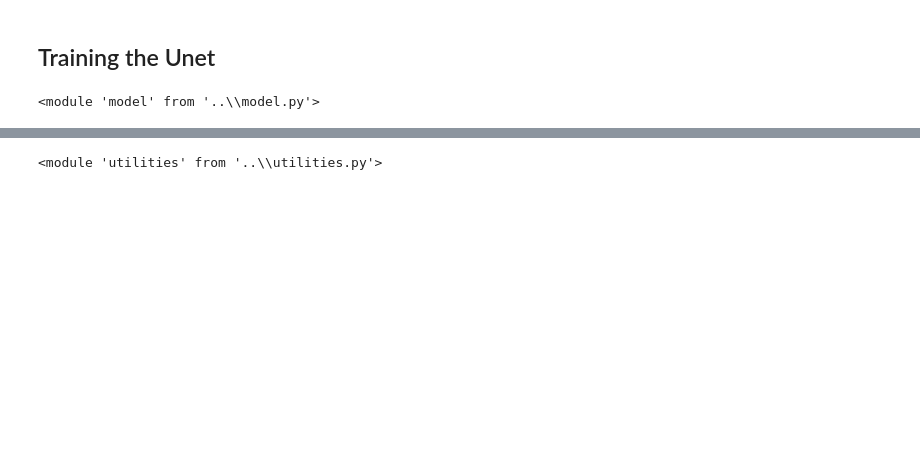
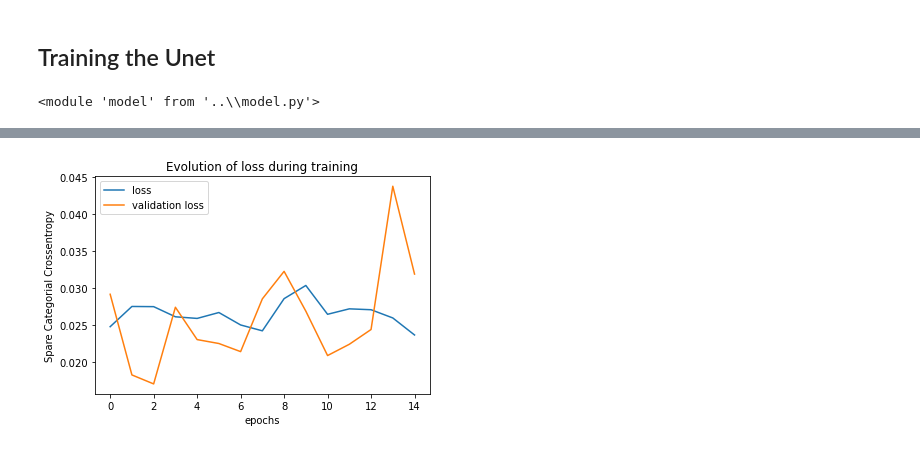
Before and after one commit to randomstructures/ExLSM-Image-Segmentation, a Jupyter notebook: 3D Unet/retrain0727/training.ipynb, the cells around one changed output, grey strips where cells are left out. Saved outputs shown, nothing was run; the diff lists cells and outputs as text; code cells hidden in the pictures; blank space fills up the shorter version.

Commit message:
retrained Unet

```diff
--- a/3D Unet/retrain0727/training.ipynb
+++ b/3D Unet/retrain0727/training.ipynb
@@ -161,7 +190,17 @@ plt.savefig('3d_unet_0727.png')
+# %%
+plt.figure()
+plt.plot(history2.history['loss'])
+plt.plot(history2.history['val_loss'])
+plt.legend(['loss','validation loss'])
+plt.title('Evolution of loss during training')
+plt.xlabel('epochs')
+plt.ylabel('Spare Categorial Crossentropy')
+plt.savefig('3d_unet_0728.png')
+# %% [output]
+[figure, added]
 # %%
 reload(utilities)
+test_batch = train_sequence.__getitem__(0)
-# %% [output]
-<module 'utilities' from '..\\utilities.py'>
 # %%
 # get sample predictions on the test data
 test_batch = test_sequence.__getitem__(0)
```
Also changed, not shown: parts of 14 cells of this notebook, 4 other files.
